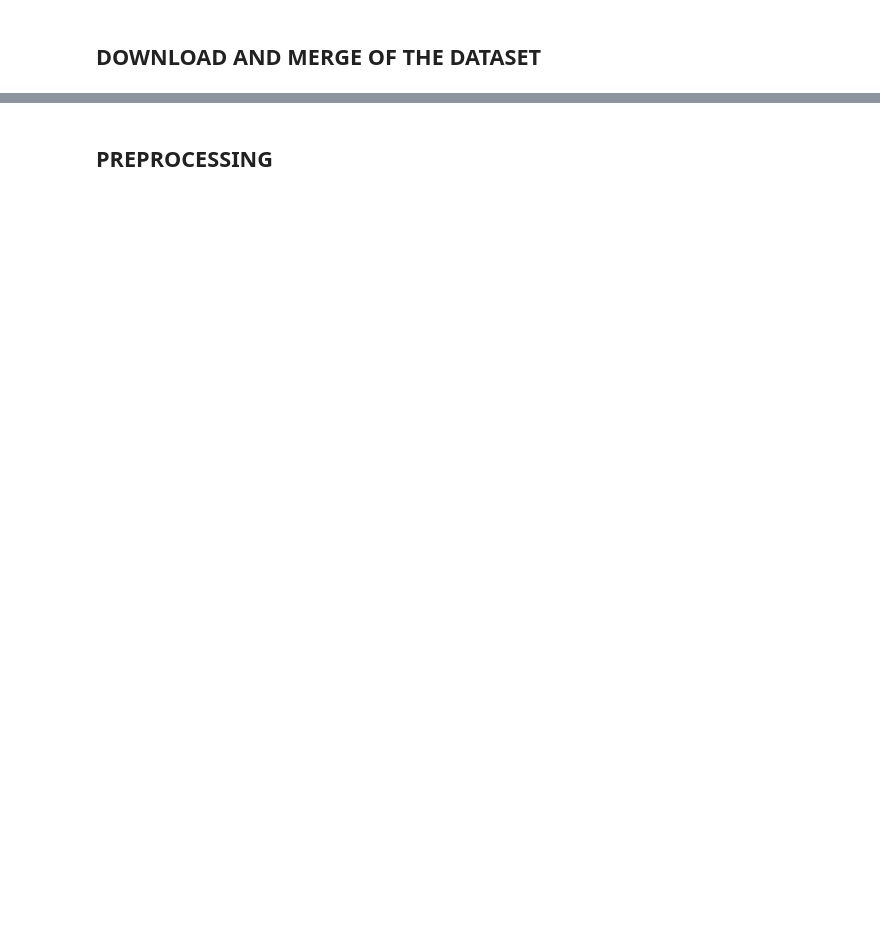
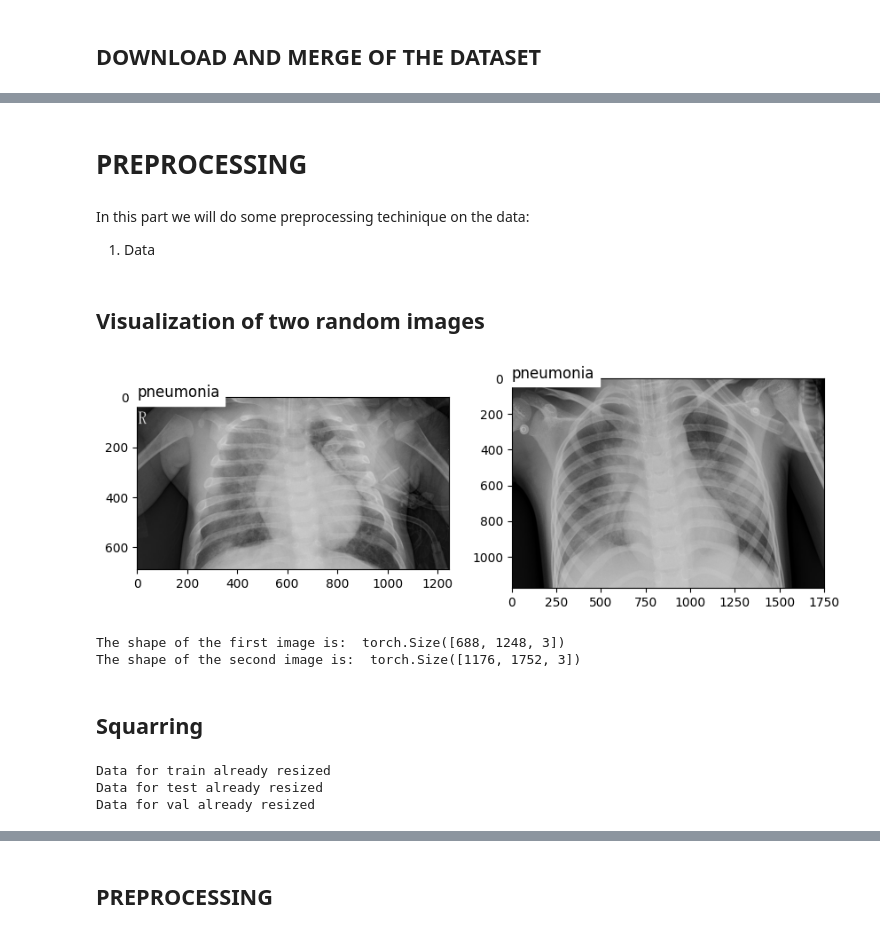
Before and after one commit to cybernetic-m/jam-net, a Jupyter notebook: code/cv_project.ipynb, the cells around one changed output, grey strips where cells are left out. Cells and saved outputs as stored; diff of their text form; code cells hidden in the pictures; blank space fills up the shorter version.

```diff
--- a/code/cv_project.ipynb
+++ b/code/cv_project.ipynb
@@ -377,9 +442,12 @@ class ChestRayDataset(Dataset):
         return len(os.listdir(self.file_path))
 
     def __getitem__(self, index):
-        sample = self.file_path + "/" + os.listdir(self.file_path)[index]
-        #sample =
-        label = sample.split("/")[-1].split("_")[1]
+        sample_path = self.file_path + "/" + os.listdir(self.file_path)[index]
+        sample = cv2.imread(sample_path)
+        sample = cv2.cvtColor(sample, cv2.COLOR_BGR2RGB)
 
-        #sample = self.transform(sample)
-        return sample,label
+        # Output of the class
+        sample_tensor = self.transform(sample)
+        label = sample_path.split("/")[-1].split("_")[1]
+
+        return sample_tensor,label
@@ -562,0 +565,61 @@ image: /content/chest_xray/train/train_normal_00770.jpeg
+# %% [markdown]
+# PREPROCESSING
+# %% [markdown]
+In this part we will do some preprocessing techinique on the data:
+
+1. Data
+# %% [markdown]
+## Visualization of two random images
+# %%
+# Define a transform element to resize the images as square images and transform in Tensor
+tr_1 = transforms.ToTensor()                # Convert the image to a tensor
+
+# Definition of the paths for training, test and validation set
+path_training_set = "/content/chest_xray/train"
+path_test_set = "/content/chest_xray/test"
+path_val_set = "/content/chest_xray/val"
+
+# Instance of classes for the Dataset
+train_dataset = ChestRayDataset(path_training_set, tr_1) # Create an instance of training class
+test_dataset = ChestRayDataset(path_test_set, tr_1) # Create an instance of test class
+val_dataset = ChestRayDataset(path_val_set, tr_1) # Create an instance of validation class
+
+# Generate two random numbers to select two random images from training set
+random_num_1 = np.random.randint(1, train_dataset.__len__())
+random_num_2 = np.random.randint(1, train_dataset.__len__())
+
+# Take an image + label randomly
+img_1, label_1 = train_dataset[random_num_1]
+img_2, label_2 = train_dataset[random_num_2]
+
+# Display the image using matplotlib library
+plt.figure( figsize=(10,5))
+plt.subplot(1,2,1)
+plt.imshow(img_1.permute(1, 2, 0))
+plt.axis('on')
+plt.text(0, 0, label_1, fontsize=12, color='black', backgroundcolor='white')
+
+plt.subplot(1,2,2)
+plt.imshow(img_2.permute(1, 2, 0))
+plt.axis('on')
+plt.text(0, 0, label_2, fontsize=12, color='black', backgroundcolor='white')
+
+plt.show()
+
+print ("The shape of the first image is: ", img_1.permute(1, 2, 0).shape)
+print ("The shape of the second image is: ", img_2.permute(1, 2, 0).shape)
+# %% [output]
+[figure, added]
+The shape of the first image is:  torch.Size([688, 1248, 3])
+The shape of the second image is:  torch.Size([1176, 1752, 3])
+# %% [markdown]
+## Squarring
+# %%
+size = (800,800) # Choose the size
+mode = 'bilinear' # Choose the mode of interpolation ('nearest', 'bilinear', 'bicubic', ...)
+
+resize_and_save(mode=mode, size=size)
+# %% [output]
+Data for train already resized
+Data for test already resized
+Data for val already resized
```
Also changed, not shown: parts of 41 cells of this notebook, 2 other files.
